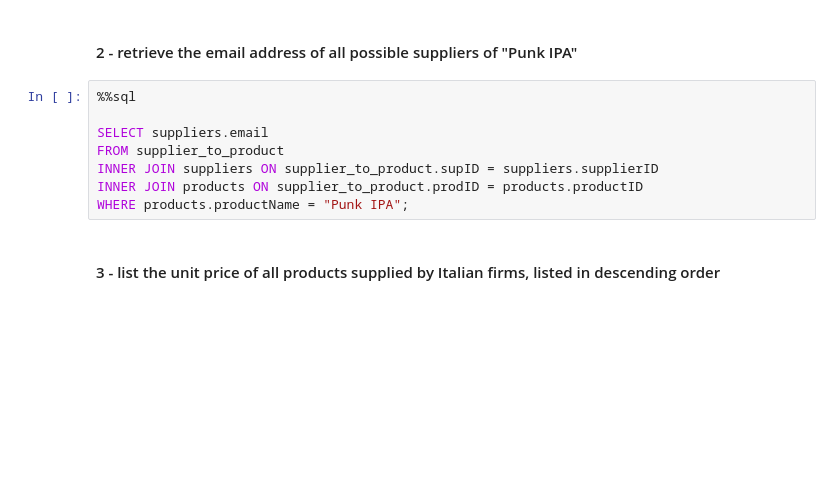
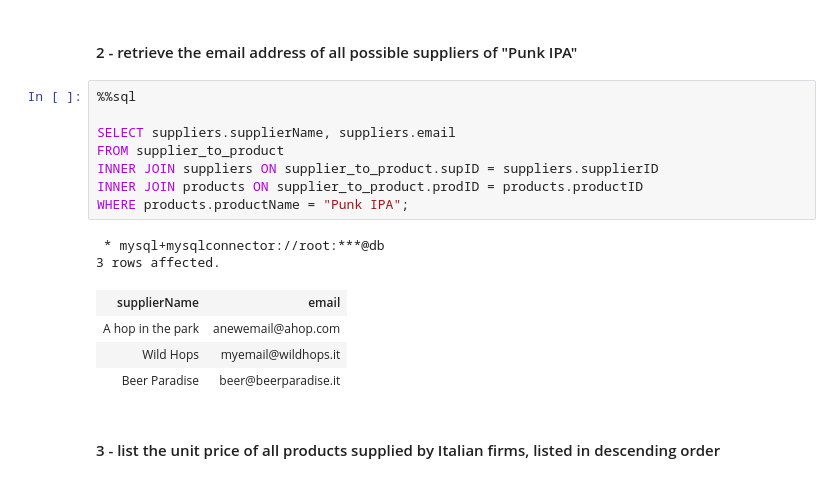
Before and after one commit to gulbord/MAPD-B, a Jupyter notebook: mysql/notebooks/MySQL.ipynb, the cells around one changed output. Drawn from its saved outputs; the diff is of its cells as text; blank space fills up the shorter version.

```diff
--- a/mysql/notebooks/MySQL.ipynb
+++ b/mysql/notebooks/MySQL.ipynb
@@ -1479,11 +1227,18 @@ WHERE products.productName = "Damm Complot";
 # %%
 %%sql
 
-SELECT suppliers.email
+SELECT suppliers.supplierName, suppliers.email
 FROM supplier_to_product
 INNER JOIN suppliers ON supplier_to_product.supID = suppliers.supplierID
 INNER JOIN products ON supplier_to_product.prodID = products.productID
 WHERE products.productName = "Punk IPA";
+# %% [output]
+ * mysql+mysqlconnector://root:***@db
+3 rows affected.
+| supplierName | email |
+| A hop in the park | anewemail@ahop.com |
+| Wild Hops | myemail@wildhops.it |
+| Beer Paradise | beer@beerparadise.it |
 # %% [markdown]
 #### 3 - list the unit price of all products supplied by Italian firms, listed in descending order
 # %%
```
Also changed, not shown: parts of 71 cells of this notebook.
